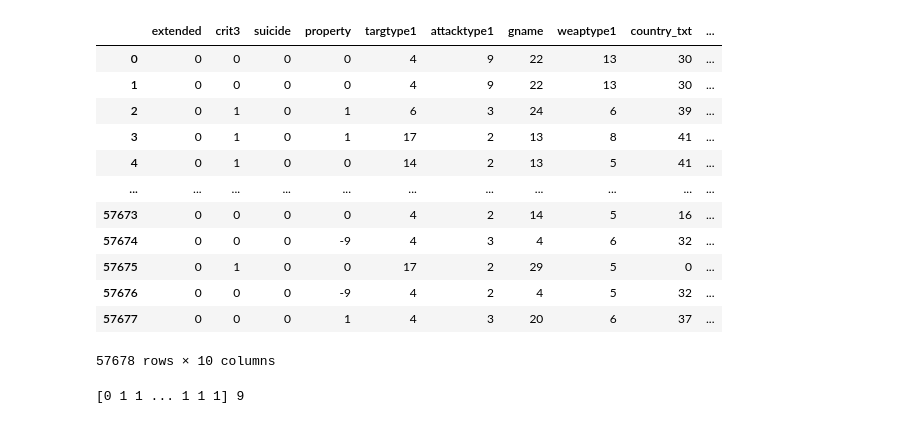
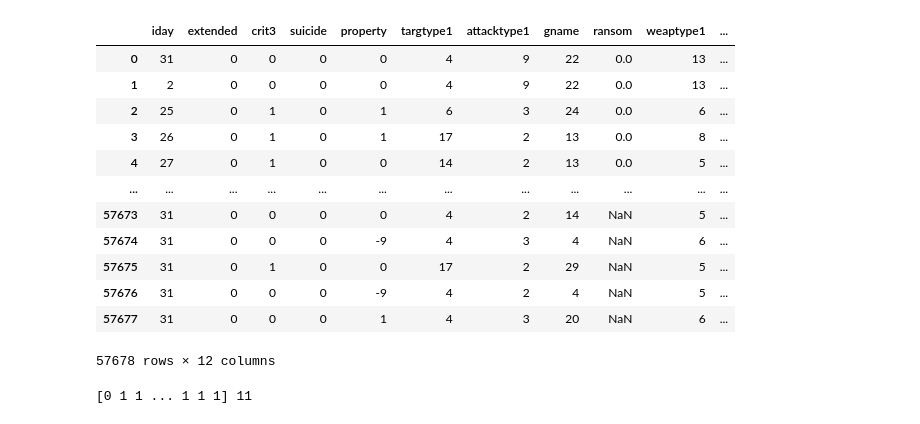
Before and after one commit to ayrus-surya/global-terrorism-analytics, a Jupyter notebook: random_forest.ipynb, the cells around one changed output. Saved outputs shown, nothing was run; the diff lists cells and outputs as text; code cells hidden in the pictures.

```diff
--- a/random_forest.ipynb
+++ b/random_forest.ipynb
@@ -23,5 +19,5 @@ from imblearn.over_sampling import SMOTE
 # %%
-df = pd.read_csv('/content/file3.csv', low_memory = False)
+df = pd.read_csv('/content/file2.csv', low_memory = False)
 # %%
 df.head()
 # %% [output]
@@ -49,20 +61,22 @@ df_embedded = df_embedded.assign(country_txt = array_c['country_embedded'])
 # %%
 df_embedded = df_embedded.drop('Unnamed: 0', axis = 1)
+df_embedded = df_embedded.drop('country_txt.1', axis = 1)
+#df_embedded = df_embedded.drop('iyear', axis = 1)
 df_embedded
 # %% [output]
-|  | extended | crit3 | suicide | property | targtype1 | attacktype1 | gname | weaptype1 | country_txt | ... |
-| 0 | 0 | 0 | 0 | 0 | 4 | 9 | 22 | 13 | 30 | ... |
-| 1 | 0 | 0 | 0 | 0 | 4 | 9 | 22 | 13 | 30 | ... |
-| 2 | 0 | 1 | 0 | 1 | 6 | 3 | 24 | 6 | 39 | ... |
-| 3 | 0 | 1 | 0 | 1 | 17 | 2 | 13 | 8 | 41 | ... |
-| 4 | 0 | 1 | 0 | 0 | 14 | 2 | 13 | 5 | 41 | ... |
-| ... | ... | ... | ... | ... | ... | ... | ... | ... | ... | ... |
-| 57673 | 0 | 0 | 0 | 0 | 4 | 2 | 14 | 5 | 16 | ... |
-| 57674 | 0 | 0 | 0 | -9 | 4 | 3 | 4 | 6 | 32 | ... |
-| 57675 | 0 | 1 | 0 | 0 | 17 | 2 | 29 | 5 | 0 | ... |
-| 57676 | 0 | 0 | 0 | -9 | 4 | 2 | 4 | 5 | 32 | ... |
-| 57677 | 0 | 0 | 0 | 1 | 4 | 3 | 20 | 6 | 37 | ... |
+|  | iday | extended | crit3 | suicide | property | targtype1 | attacktype1 | gname | ransom | weaptype1 | ... |
+| 0 | 31 | 0 | 0 | 0 | 0 | 4 | 9 | 22 | 0.0 | 13 | ... |
+| 1 | 2 | 0 | 0 | 0 | 0 | 4 | 9 | 22 | 0.0 | 13 | ... |
+| 2 | 25 | 0 | 1 | 0 | 1 | 6 | 3 | 24 | 0.0 | 6 | ... |
+| 3 | 26 | 0 | 1 | 0 | 1 | 17 | 2 | 13 | 0.0 | 8 | ... |
+| 4 | 27 | 0 | 1 | 0 | 0 | 14 | 2 | 13 | 0.0 | 5 | ... |
+| ... | ... | ... | ... | ... | ... | ... | ... | ... | ... | ... | ... |
+| 57673 | 31 | 0 | 0 | 0 | 0 | 4 | 2 | 14 | NaN | 5 | ... |
+| 57674 | 31 | 0 | 0 | 0 | -9 | 4 | 3 | 4 | NaN | 6 | ... |
+| 57675 | 31 | 0 | 1 | 0 | 0 | 17 | 2 | 29 | NaN | 5 | ... |
+| 57676 | 31 | 0 | 0 | 0 | -9 | 4 | 2 | 4 | NaN | 5 | ... |
+| 57677 | 31 | 0 | 0 | 0 | 1 | 4 | 3 | 20 | NaN | 6 | ... |
-57678 rows × 10 columns
+57678 rows × 12 columns
 # %%
 labels = np.array(df_embedded['success'])
 df_embedded = df_embedded.drop('success', axis = 1)
@@ -71,4 +85,4 @@ feature_list = list(df_embedded.columns)
 #feature_list.remove('Unnamed: 0')
 print(labels, len(feature_list))
 # %% [output]
-[0 1 1 ... 1 1 1] 9
+[0 1 1 ... 1 1 1] 11
```
Also changed, not shown: parts of 16 cells of this notebook, 2 other files.
